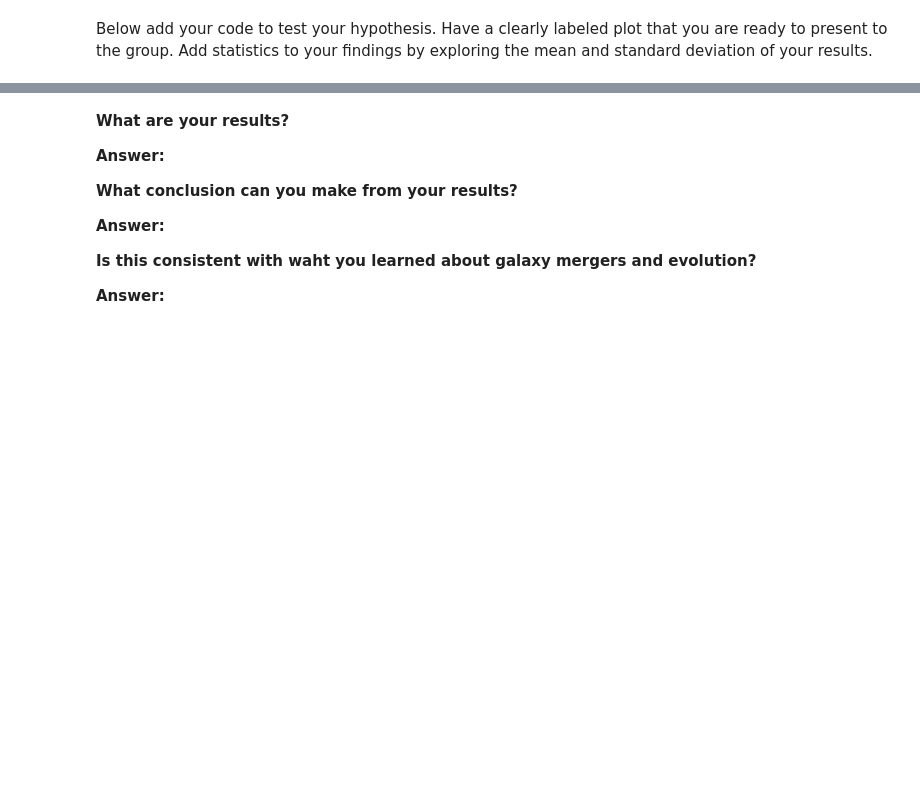
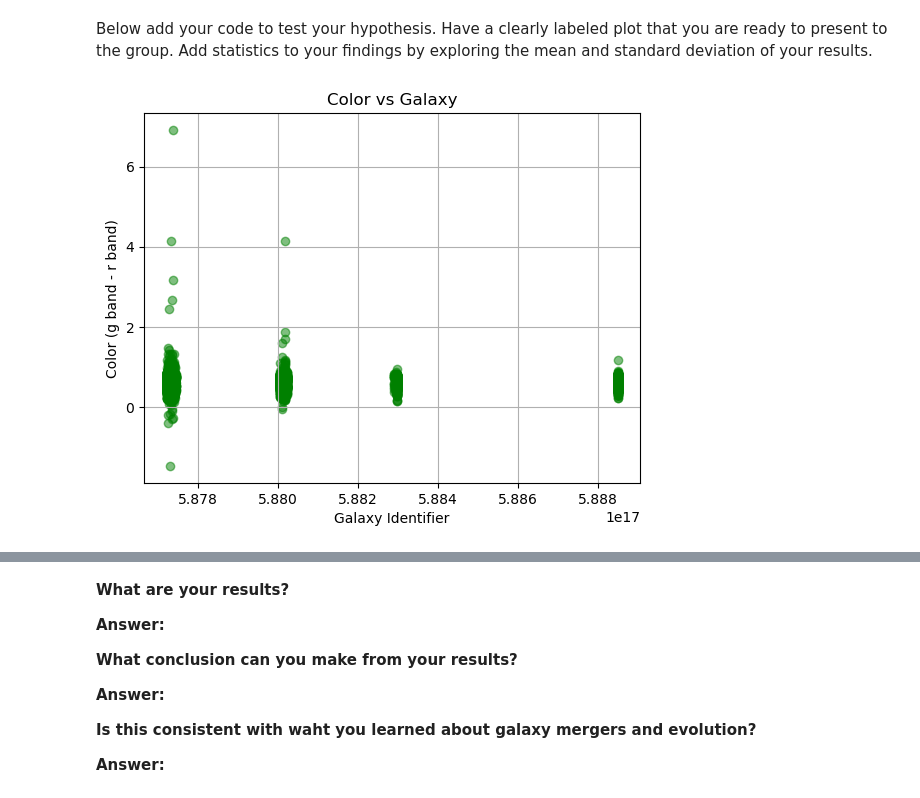
Before and after one commit to AerospaceMars25/CFR-2025, a Jupyter notebook: Astro/Blank/5 - Observed Galaxies Pt3 NEW.ipynb, the cells around one changed output, grey strips where cells are left out. Cells and saved outputs as stored; diff of their text form; code cells hidden in the pictures; blank space fills up the shorter version.

```diff
--- a/Astro/Blank/5 - Observed Galaxies Pt3 NEW.ipynb
+++ b/Astro/Blank/5 - Observed Galaxies Pt3 NEW.ipynb
@@ -221,4 +237,24 @@ How could you test your hypothesis? What data do you have in the galaxy zoo cata
 **In your propsed explanation, what would be the dependent variable?**
 # %% [markdown]
 Below add your code to test your hypothesis. Have a clearly labeled plot that you are ready to present to the group. Add statistics to your findings by exploring the mean and standard deviation of your results.
+# %%
+# add your code below to test your hypothesis
+g_band = data['GMAG']
+r_band = data['RMAG']
+
+#Calculate the color magnitude
+g_r = g_band - r_band
+#Calculate
+g_r = g_band - r_band
+#Create a variable for OBJID
+obj = data['OBJID']
+
+import matplotlib.pyplot as plt
+plt.scatter (obj, g_r, color= 'green', alpha= 0.5)
+plt.title('Color vs Galaxy')
+plt.xlabel('Galaxy Identifier')
+plt.ylabel('Color (g band - r band)')
+plt.grid()
+# %% [output]
+[figure, added]
 # %%
```
Also changed, not shown: parts of 4 cells of this notebook, 1 other file.
